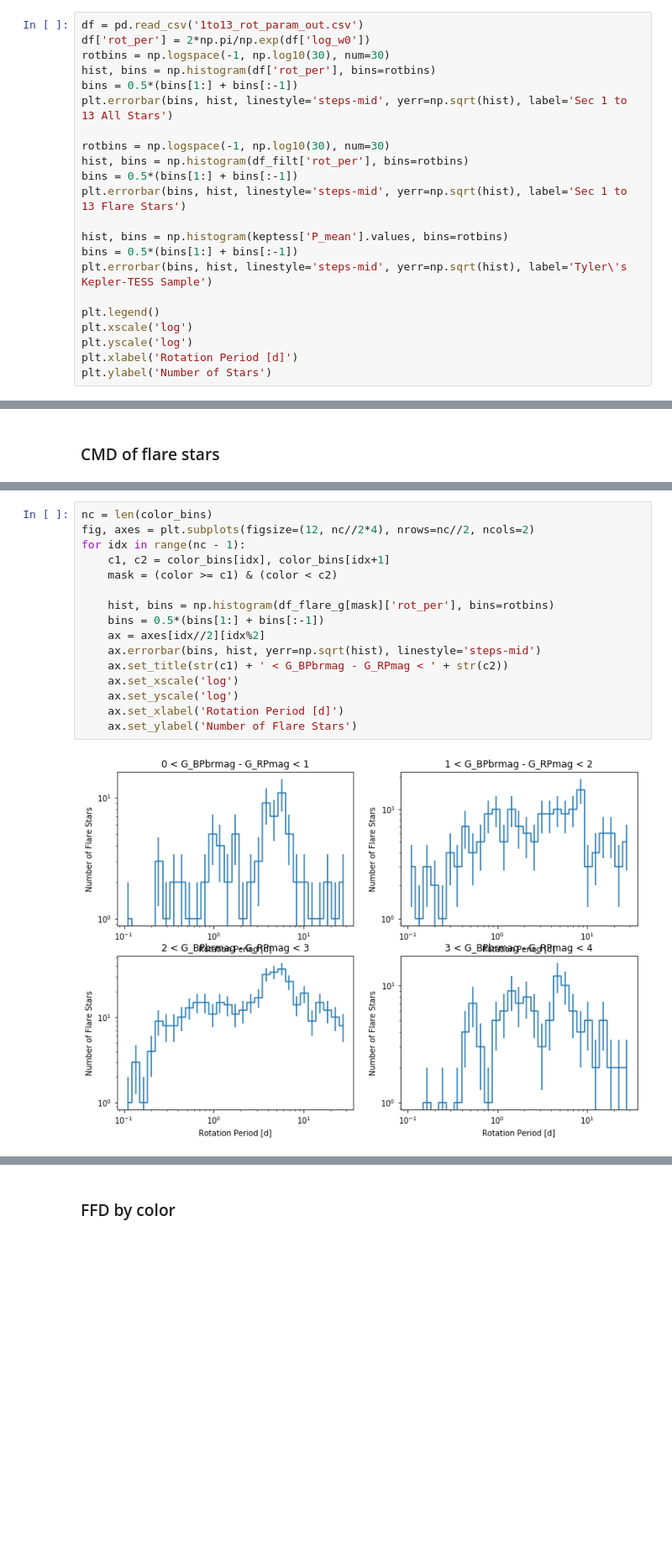
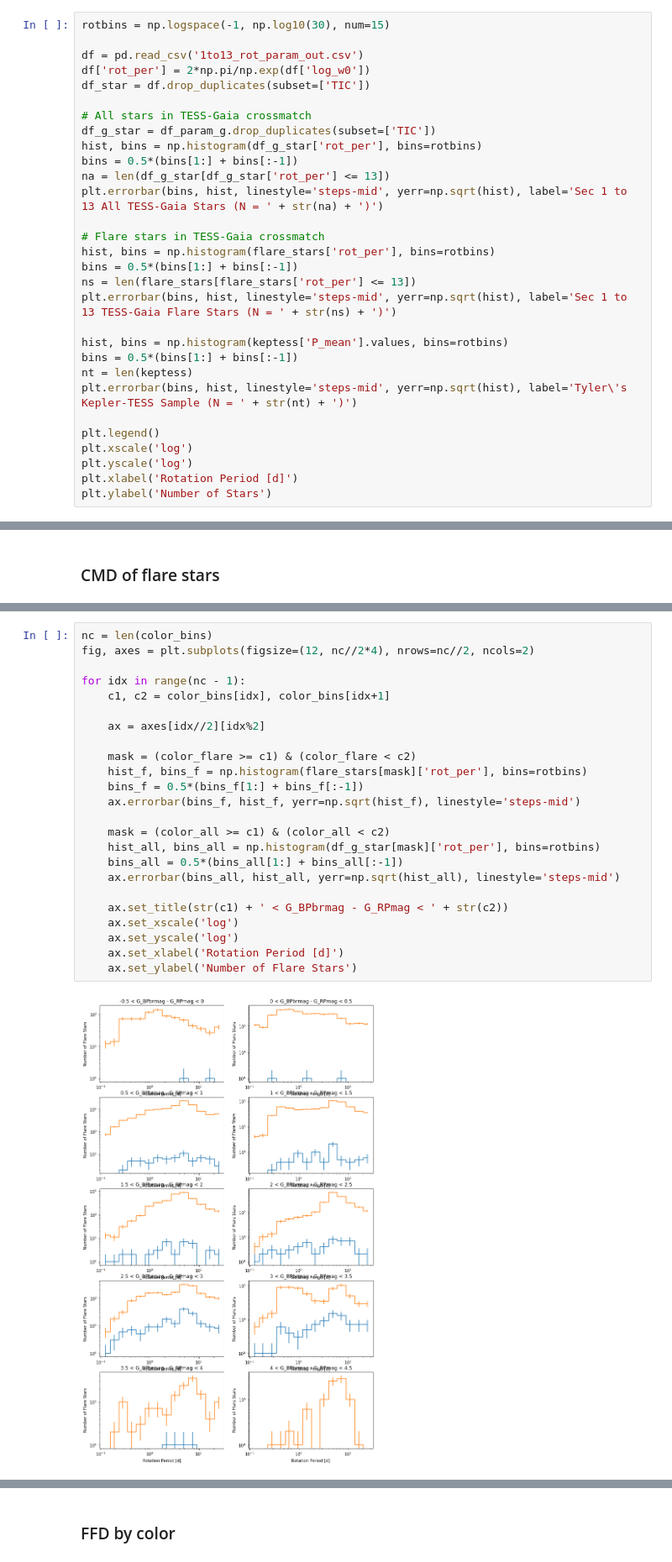
Before and after one commit to spencerw/tess_flare, a Jupyter notebook: plotsForPaper.ipynb, the cells around one changed output, grey strips where cells are left out. Shown at 84% size. Drawn from its saved outputs; the diff is of its cells as text; blank space fills up the shorter version.

```diff
--- a/plotsForPaper.ipynb
+++ b/plotsForPaper.ipynb
@@ -30,21 +57,29 @@ keptess = pd.read_hdf('kep_tess.h5')
 # %% [markdown]
 ### Rotation period vs number of stars
 # %%
+rotbins = np.logspace(-1, np.log10(30), num=15)
+
 df = pd.read_csv('1to13_rot_param_out.csv')
 df['rot_per'] = 2*np.pi/np.exp(df['log_w0'])
-rotbins = np.logspace(-1, np.log10(30), num=30)
-hist, bins = np.histogram(df['rot_per'], bins=rotbins)
+df_star = df.drop_duplicates(subset=['TIC'])
+
+# All stars in TESS-Gaia crossmatch
+df_g_star = df_param_g.drop_duplicates(subset=['TIC'])
+hist, bins = np.histogram(df_g_star['rot_per'], bins=rotbins)
 bins = 0.5*(bins[1:] + bins[:-1])
-plt.errorbar(bins, hist, linestyle='steps-mid', yerr=np.sqrt(hist), label='Sec 1 to 13 All Stars')
+na = len(df_g_star[df_g_star['rot_per'] <= 13])
+plt.errorbar(bins, hist, linestyle='steps-mid', yerr=np.sqrt(hist), label='Sec 1 to 13 All TESS-Gaia Stars (N = ' + str(na) + ')')
 
-rotbins = np.logspace(-1, np.log10(30), num=30)
-hist, bins = np.histogram(df_filt['rot_per'], bins=rotbins)
+# Flare stars in TESS-Gaia crossmatch
+hist, bins = np.histogram(flare_stars['rot_per'], bins=rotbins)
 bins = 0.5*(bins[1:] + bins[:-1])
-plt.errorbar(bins, hist, linestyle='steps-mid', yerr=np.sqrt(hist), label='Sec 1 to 13 Flare Stars')
+ns = len(flare_stars[flare_stars['rot_per'] <= 13])
+plt.errorbar(bins, hist, linestyle='steps-mid', yerr=np.sqrt(hist), label='Sec 1 to 13 TESS-Gaia Flare Stars (N = ' + str(ns) + ')')
 
 hist, bins = np.histogram(keptess['P_mean'].values, bins=rotbins)
 bins = 0.5*(bins[1:] + bins[:-1])
-plt.errorbar(bins, hist, linestyle='steps-mid', yerr=np.sqrt(hist), label='Tyler\'s Kepler-TESS Sample')
+nt = len(keptess)
+plt.errorbar(bins, hist, linestyle='steps-mid', yerr=np.sqrt(hist), label='Tyler\'s Kepler-TESS Sample (N = ' + str(nt) + ')')
 
 plt.legend()
 plt.xscale('log')
@@ -69,18 +125,26 @@ Text(0, 0.5, 'Gmag')
 # %%
 nc = len(color_bins)
 fig, axes = plt.subplots(figsize=(12, nc//2*4), nrows=nc//2, ncols=2)
+
 for idx in range(nc - 1):
     c1, c2 = color_bins[idx], color_bins[idx+1]
-    mask = (color >= c1) & (color < c2)
 
-    hist, bins = np.histogram(df_flare_g[mask]['rot_per'], bins=rotbins)
-    bins = 0.5*(bins[1:] + bins[:-1])
     ax = axes[idx//2][idx%2]
-    ax.errorbar(bins, hist, yerr=np.sqrt(hist), linestyle='steps-mid')
+
+    mask = (color_flare >= c1) & (color_flare < c2)
+    hist_f, bins_f = np.histogram(flare_stars[mask]['rot_per'], bins=rotbins)
+    bins_f = 0.5*(bins_f[1:] + bins_f[:-1])
+    ax.errorbar(bins_f, hist_f, yerr=np.sqrt(hist_f), linestyle='steps-mid')
+
+    mask = (color_all >= c1) & (color_all < c2)
+    hist_all, bins_all = np.histogram(df_g_star[mask]['rot_per'], bins=rotbins)
+    bins_all = 0.5*(bins_all[1:] + bins_all[:-1])
+    ax.errorbar(bins_all, hist_all, yerr=np.sqrt(hist_all), linestyle='steps-mid')
+
     ax.set_title(str(c1) + ' < G_BPbrmag - G_RPmag < ' + str(c2))
     ax.set_xscale('log')
     ax.set_yscale('log')
     ax.set_xlabel('Rotation Period [d]')
     ax.set_ylabel('Number of Flare Stars')
 # %% [output]
-[figure, old version]
+[figure, new version]
```
Also changed, not shown: parts of 12 cells of this notebook, 5 other files.
